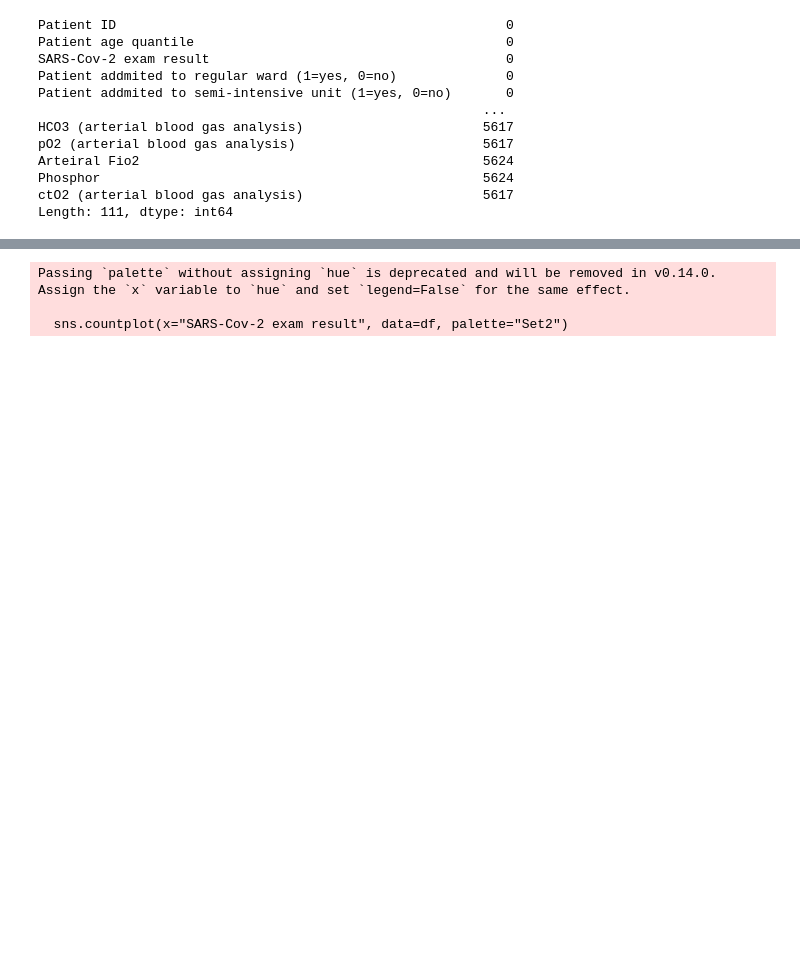
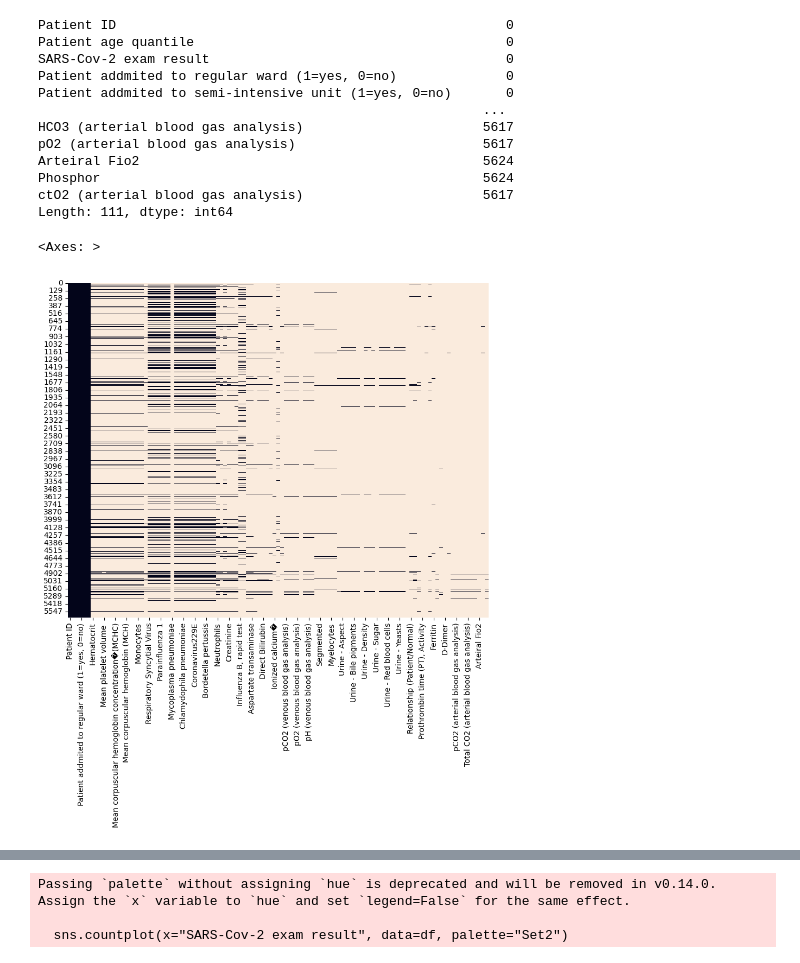
Before and after one commit to Wissemamr/Machine_learning, a Jupyter notebook: TP0/tp0.ipynb, the cells around one changed output, grey strips where cells are left out. Cells and saved outputs as stored; diff of their text form; code cells hidden in the pictures; blank space fills up the shorter version.

```diff
--- a/TP0/tp0.ipynb
+++ b/TP0/tp0.ipynb
@@ -75,3 +98,9 @@ Arteiral Fio2                                            5624
 Phosphor                                                 5624
 ctO2 (arterial blood gas analysis)                       5617
 Length: 111, dtype: int64
+# %%
+plt.figure(figsize=(10,8))
+sns.heatmap(df.isnull(), cbar=False)
+# %% [output]
+<Axes: >
+[figure, added]
```
Also changed, not shown: parts of 14 cells of this notebook.
